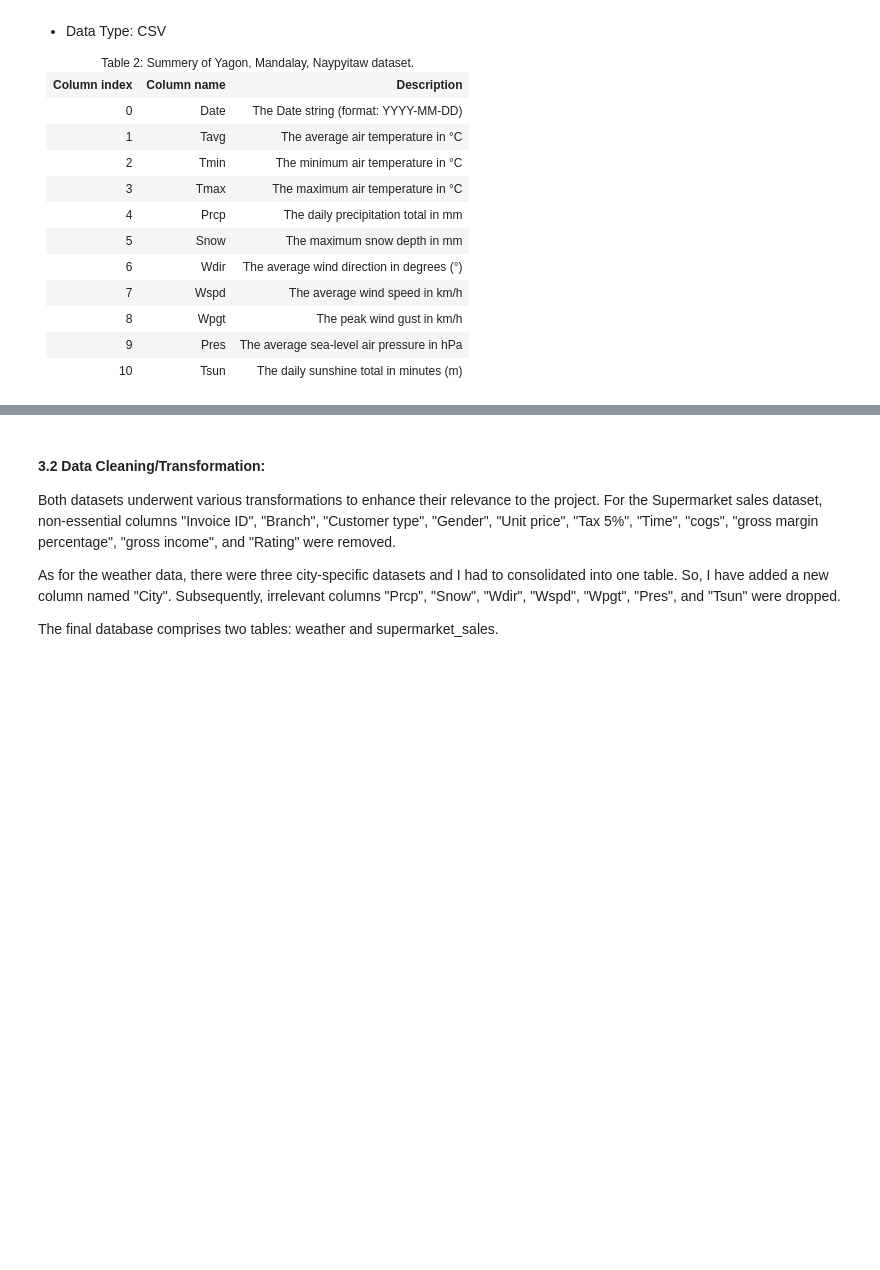
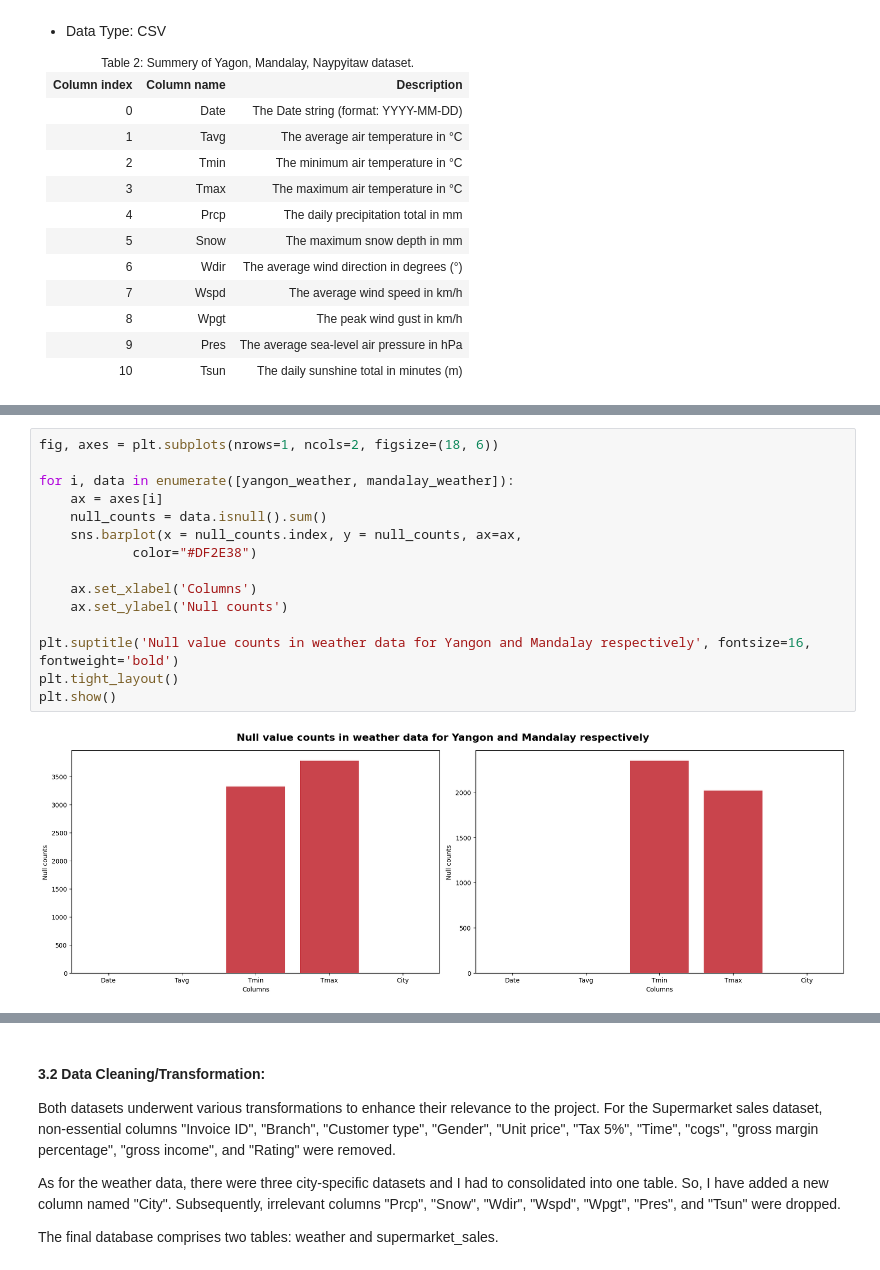
Before and after one commit to jvalue/made-template, a Jupyter notebook: project/report.ipynb, the cells around one changed output, grey strips where cells are left out. Drawn from its saved outputs; the diff is of its cells as text; blank space fills up the shorter version.

```diff
--- a/project/report.ipynb
+++ b/project/report.ipynb
@@ -231,0 +279,17 @@ Weather data includes factors like temperature, humidity, wind speed, and precip
+# %%
+fig, axes = plt.subplots(nrows=1, ncols=2, figsize=(18, 6))
+
+for i, data in enumerate([yangon_weather, mandalay_weather]):
+    ax = axes[i]
+    null_counts = data.isnull().sum()
+    sns.barplot(x = null_counts.index, y = null_counts, ax=ax,
+            color="#DF2E38")
+
+    ax.set_xlabel('Columns')
+    ax.set_ylabel('Null counts')
+
+plt.suptitle('Null value counts in weather data for Yangon and Mandalay respectively', fontsize=16, fontweight='bold')
+plt.tight_layout()
+plt.show()
+# %% [output]
+[figure, added]
```
Also changed, not shown: parts of 10 cells of this notebook.
